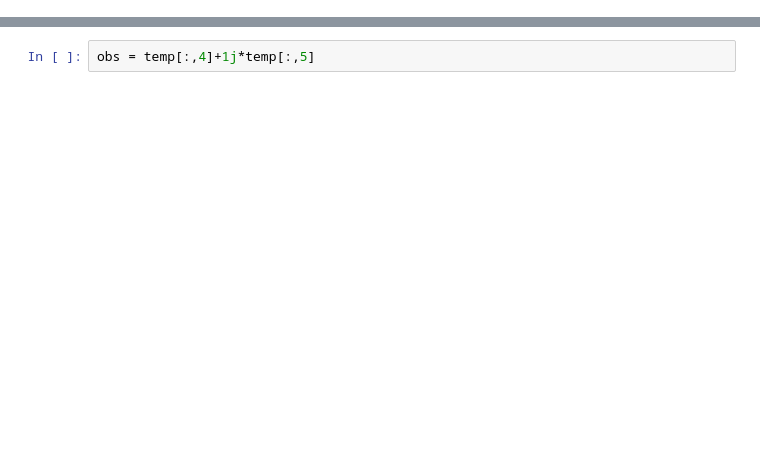
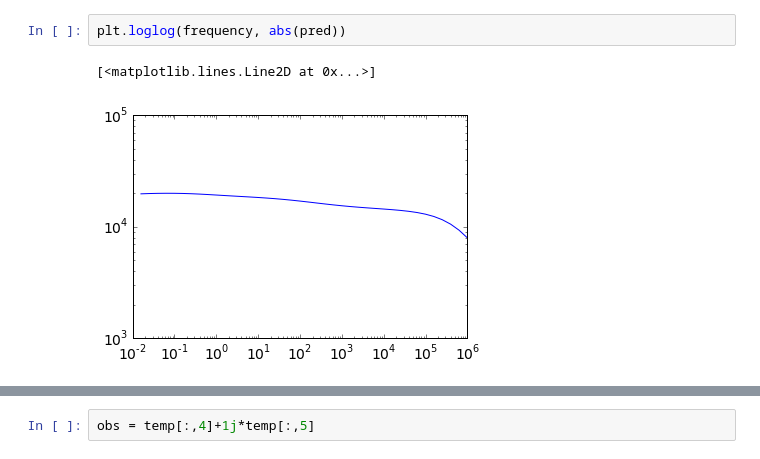
Before and after one commit to sgkang/PhysPropIP, a Jupyter notebook: notebooks/Zarcfit_FWD.ipynb, the cells around one changed output, grey strips where cells are left out. Cells and saved outputs as stored; diff of their text form; blank space fills up the shorter version.

```diff
--- a/notebooks/Zarcfit_FWD.ipynb
+++ b/notebooks/Zarcfit_FWD.ipynb
@@ -20,0 +47,5 @@ def CPEfunSeries(Rx, Qx, px, freq):
+# %%
+plt.loglog(frequency, abs(pred))
+# %% [output]
+[<matplotlib.lines.Line2D at 0x...>]
+[figure, added]
```
Also changed, not shown: parts of 23 cells of this notebook.
